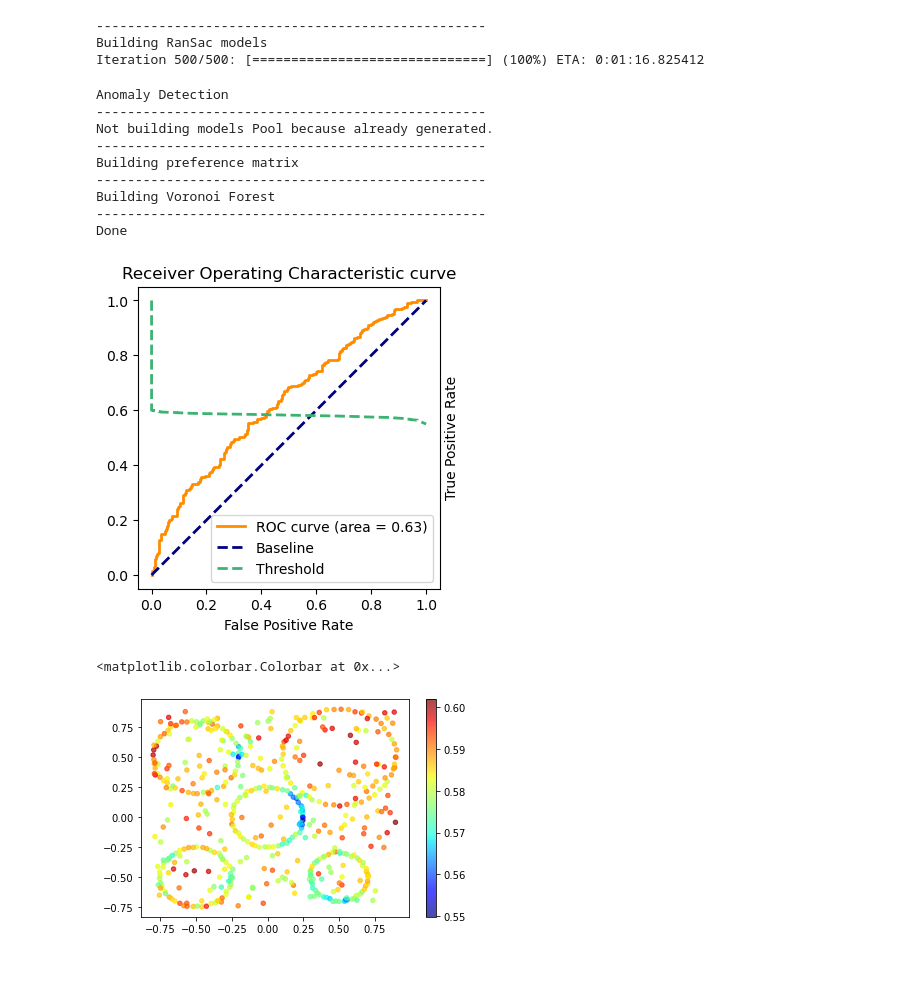
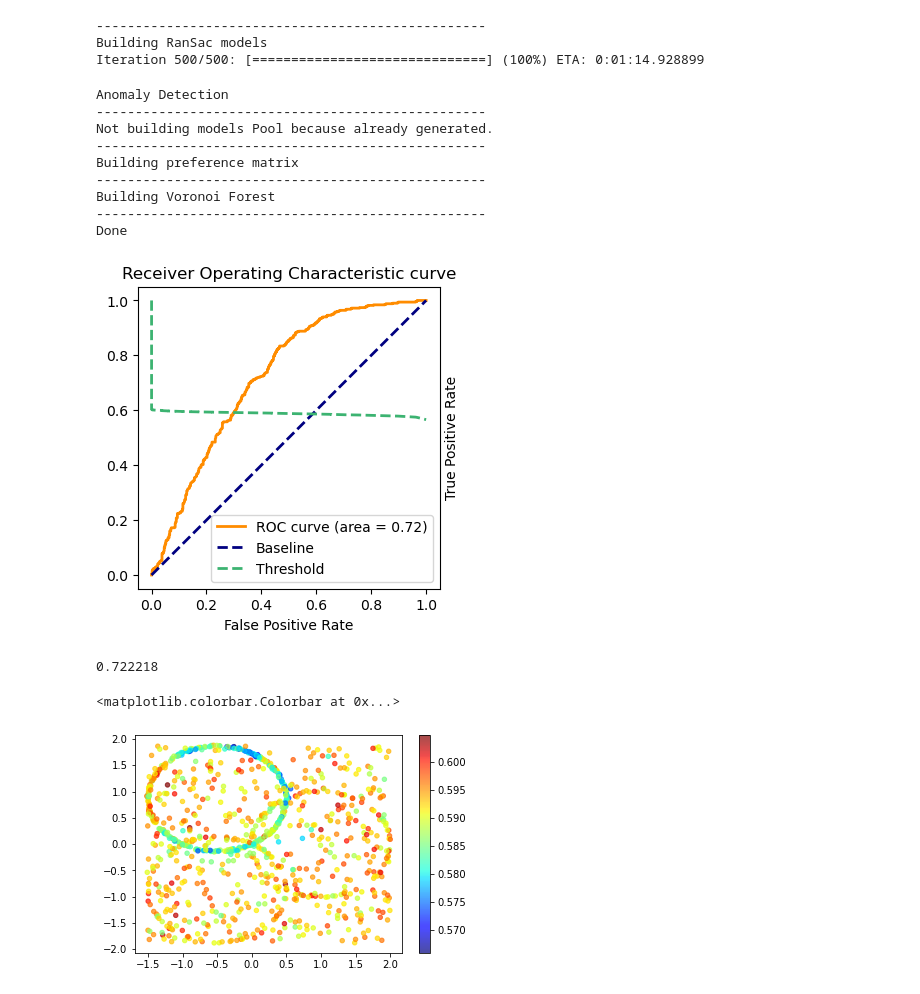
Before and after one commit to catonzio/Neural-PreferenceIsolation, a Jupyter notebook: src/notebooks/star_dataset.ipynb, the cells around one changed output. Drawn from its saved outputs; the diff is of its cells as text; code cells hidden in the pictures.

```diff
--- a/src/notebooks/star_dataset.ipynb
+++ b/src/notebooks/star_dataset.ipynb
@@ -4,6 +5,6 @@ from files.utils.utility_functions import *
 # %%
 ds, gt = load_dataset_by_name(
-    base_path="/home/catonz/Neural-PreferenceIsolation/", name="circle5")
+    base_path="/home/catonz/Neural-PreferenceIsolation/", name="circle3")
 plot_clusters(gt, ds)
 x = np.linspace(np.min(ds[:, 0]), np.max(ds[:, 1]), len(ds))
 # %% [output]
@@ -27,26 +28,28 @@ models_ithrs = sac.build_models(params=params)
 # %% [output]
 --------------------------------------------------
 Building RanSac models
-Iteration 500/500: [==============================] (100%) ETA: 0:01:16.825412
+Iteration 500/500: [==============================] (100%) ETA: 0:01:14.928899
 # %%
 scores = sac.anomaly_detection(in_th=0.01)
-make_roc(gt, scores=scores)
+auc, *_ = make_roc(gt, scores=scores, to_plot=False)
 
+print(auc)
 plot(ds, c=scores, cmap="jet")
 plt.colorbar()
 # %% [output]
 Anomaly Detection
 --------------------------------------------------
 Not building models Pool because already generated.
 --------------------------------------------------
 Building preference matrix
 --------------------------------------------------
 Building Voronoi Forest
 --------------------------------------------------
 Done
-[figure, old version]
+[figure, new version]
-<matplotlib.colorbar.Colorbar at 0x...>
+0.722218
+<matplotlib.colorbar.Colorbar at 0x...>
-[figure, old version]
+[figure, new version]
 # %%
 for i, model in enumerate(sac.models[:10]):
     scores = model.get_residuals(data=ds)
```
Also changed, not shown: parts of 9 cells of this notebook, 10 other files.
